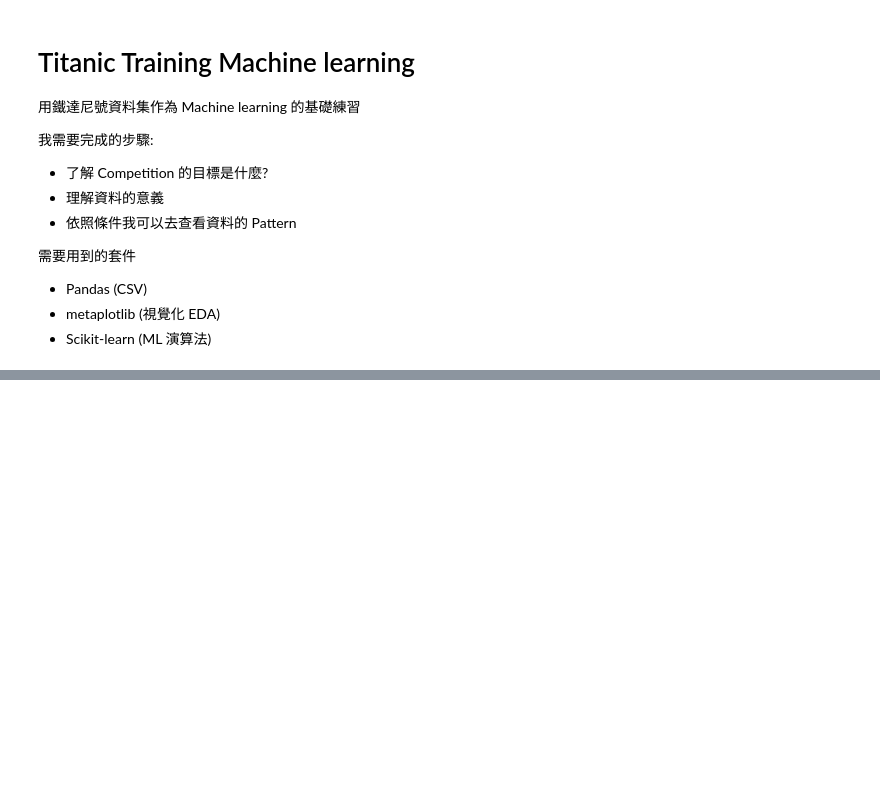
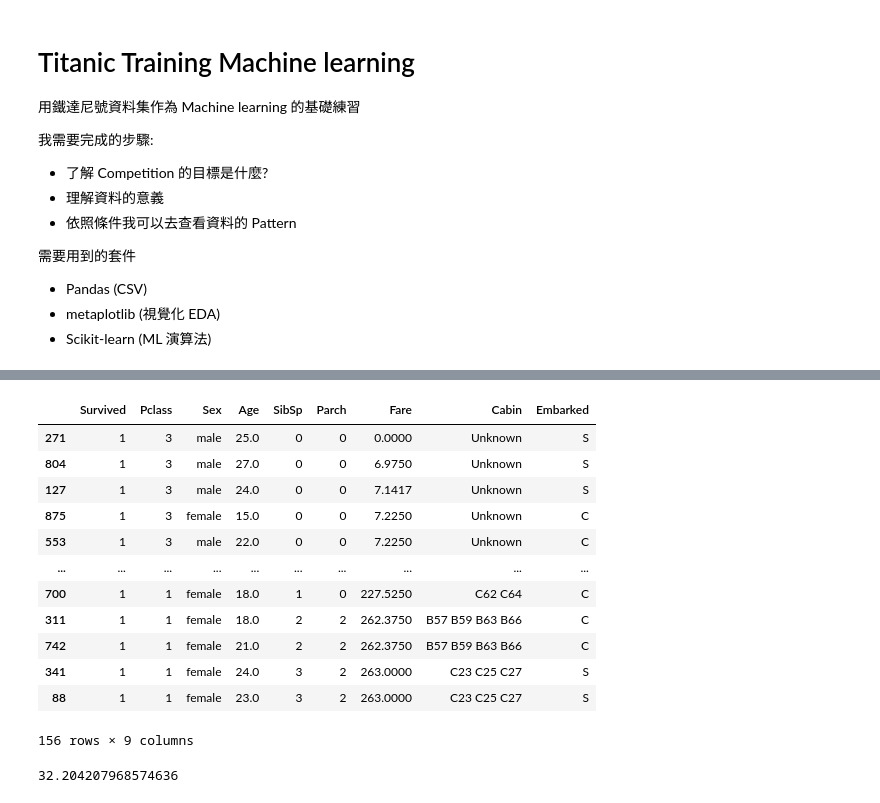
Before and after one commit to victorDeveloper0821/handon-py-data-analysis, a Jupyter notebook: TitanicPrediction.ipynb, the cells around one changed output, grey strips where cells are left out. Saved outputs shown, nothing was run; the diff lists cells and outputs as text; code cells hidden in the pictures; blank space fills up the shorter version.

```diff
--- a/TitanicPrediction.ipynb
+++ b/TitanicPrediction.ipynb
@@ -38,0 +92,3 @@ titanic
+# %%
+avgAge = titanic.Age.dropna().mean()
+avgAge
@@ -38,0 +113,21 @@ titanic
+# %%
+titanic[(titanic.Survived == 1) & (titanic.Age < avgAge)].loc[:,['Survived','Pclass','Sex','Age','SibSp','Parch','Fare','Cabin', 'Embarked']].sort_values('Fare', ascending=True)
+# %% [output]
+|  | Survived | Pclass | Sex | Age | SibSp | Parch | Fare | Cabin | Embarked |
+| 271 | 1 | 3 | male | 25.0 | 0 | 0 | 0.0000 | Unknown | S |
+| 804 | 1 | 3 | male | 27.0 | 0 | 0 | 6.9750 | Unknown | S |
+| 127 | 1 | 3 | male | 24.0 | 0 | 0 | 7.1417 | Unknown | S |
+| 875 | 1 | 3 | female | 15.0 | 0 | 0 | 7.2250 | Unknown | C |
+| 553 | 1 | 3 | male | 22.0 | 0 | 0 | 7.2250 | Unknown | C |
+| ... | ... | ... | ... | ... | ... | ... | ... | ... | ... |
+| 700 | 1 | 1 | female | 18.0 | 1 | 0 | 227.5250 | C62 C64 | C |
+| 311 | 1 | 1 | female | 18.0 | 2 | 2 | 262.3750 | B57 B59 B63 B66 | C |
+| 742 | 1 | 1 | female | 21.0 | 2 | 2 | 262.3750 | B57 B59 B63 B66 | C |
+| 341 | 1 | 1 | female | 24.0 | 3 | 2 | 263.0000 | C23 C25 C27 | S |
+| 88 | 1 | 1 | female | 23.0 | 3 | 2 | 263.0000 | C23 C25 C27 | S |
+156 rows × 9 columns
+# %%
+avg_fare = titanic.Fare.mean()
+avg_fare
+# %% [output]
+32.204207968574636
```
Also changed, not shown: parts of 15 cells of this notebook.
